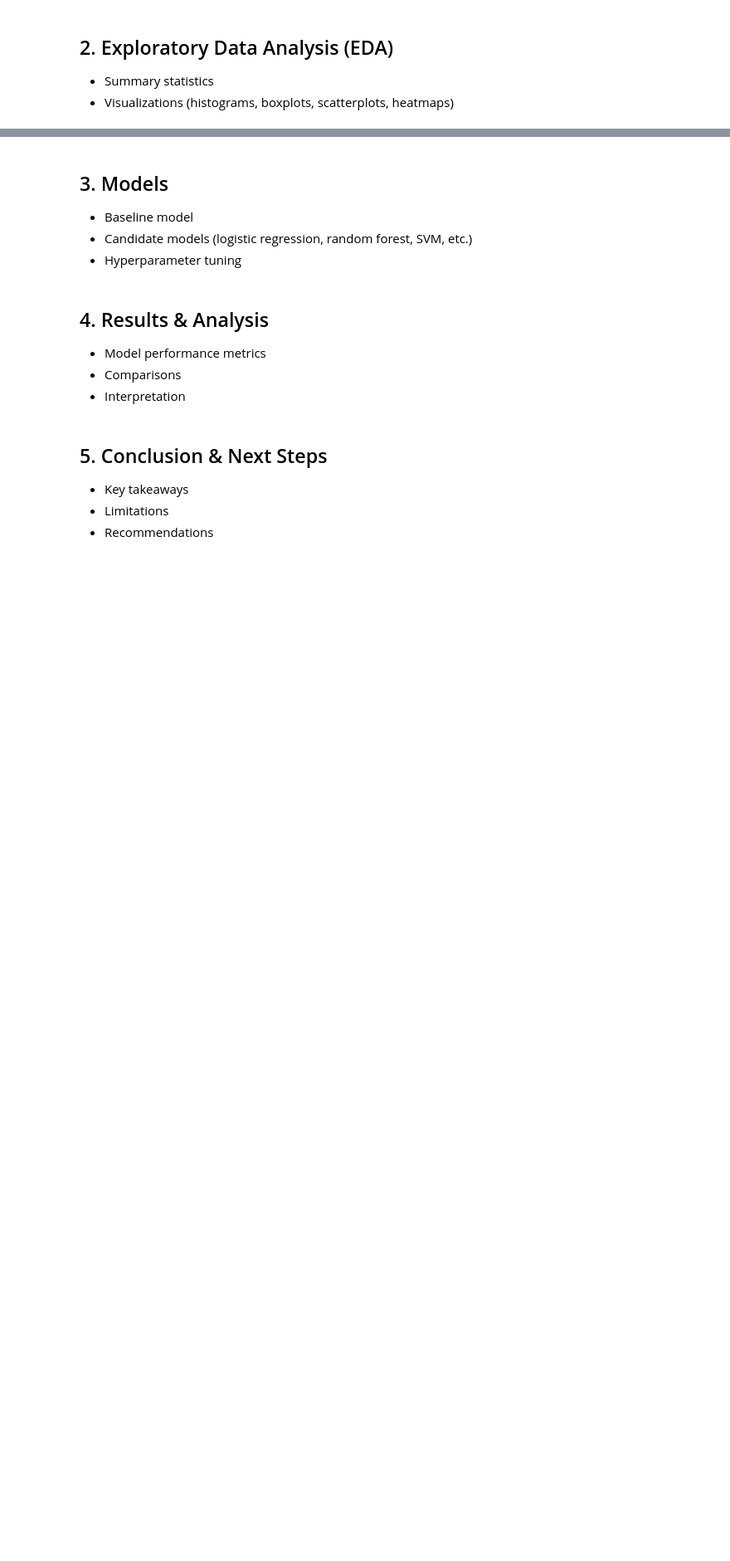
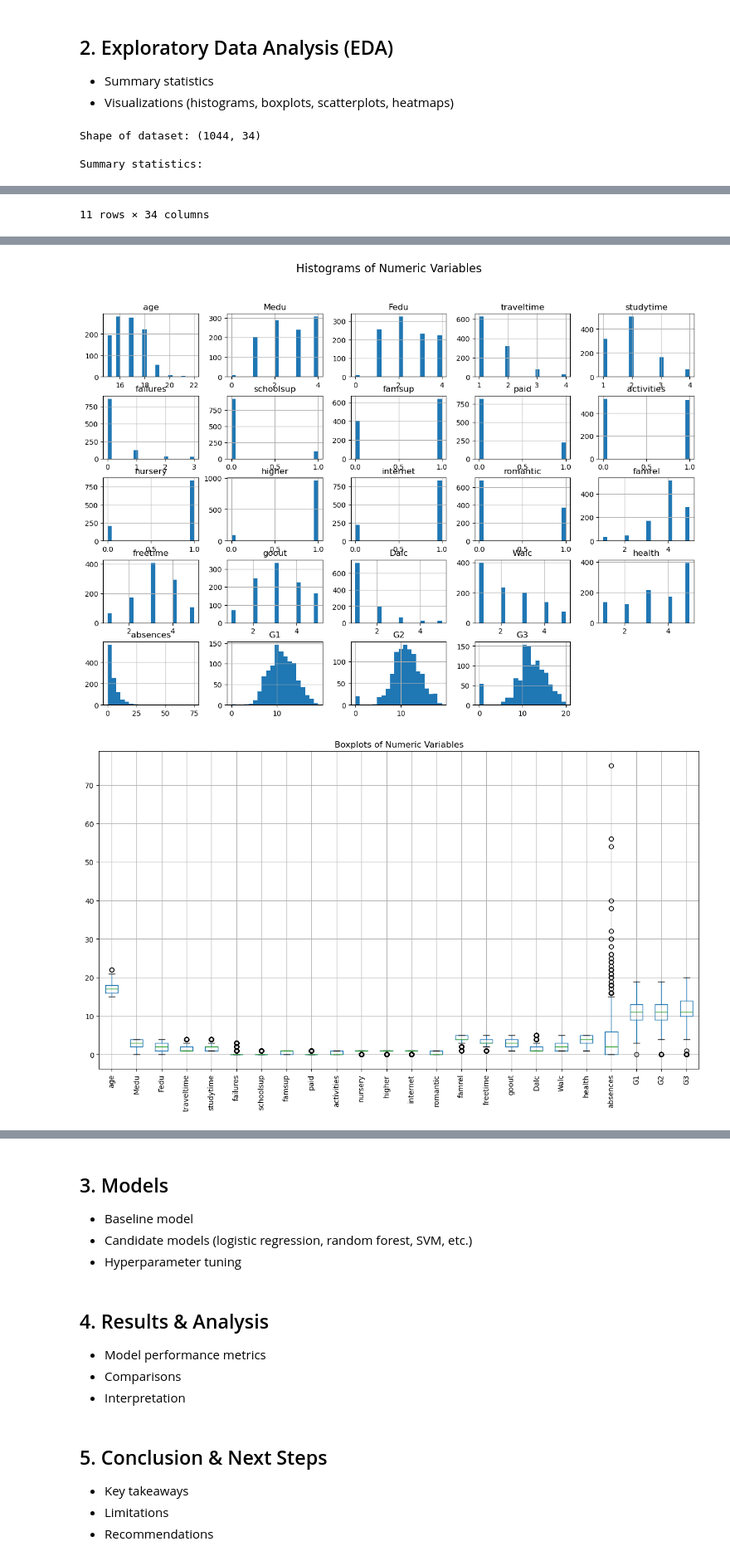
Before and after one commit to 19giss/Final-Project-Team-4-AAI500, a Jupyter notebook: project_notebook.ipynb, the cells around one changed output, grey strips where cells are left out. Shown: that part at 83% size. Drawn from its saved outputs; the diff is of its cells as text; code cells hidden in the pictures; blank space fills up the shorter version.

Commit message:
Updated EDA (descriptive stats, plots, heatmap, categorical boxplots) + added report.md draft

```diff
--- a/project_notebook.ipynb
+++ b/project_notebook.ipynb
@@ -80,3 +70,72 @@ Name: G3, dtype: float64
 ## 2. Exploratory Data Analysis (EDA)
 - Summary statistics
 - Visualizations (histograms, boxplots, scatterplots, heatmaps)
+# %%
+# THESE ARE A GENERAL EDA RUN GIVEN WE HAVE NOT YET CHOSEN A RESEARCH QUESTION.
+# MUST EDIT BASED ON OUR RESEARCH QUESTION OR USE AS A GUIDE - NOT THE ACTUAL FINAL WORK.
+
+# Load the cleaned dataset
+df = pd.read_csv("data/student_clean.csv")
+
+# --- 1. Descriptive statistics ---
+print("Shape of dataset:", df.shape)
+print("\nSummary statistics:\n")
+display(df.describe(include="all"))  # covers numeric + categorical
+
+# Check missing values again
+print("\nMissing values per column:\n")
+print(df.isnull().sum())
+
+# --- 2. Histograms for numeric variables ---
+# Only select numeric columns for histograms
+numeric_cols = df.select_dtypes(include=["int64", "float64"]).columns
+df[numeric_cols].hist(figsize=(15, 10), bins=20)
+plt.suptitle("Histograms of Numeric Variables", fontsize=16)
+plt.show()
+
+# --- 3. Boxplots (to check for outliers in numeric variables) ---
+numeric_cols = df.select_dtypes(include=["int64", "float64"]).columns
+plt.figure(figsize=(15, 8))
+df[numeric_cols].boxplot()
+plt.xticks(rotation=90)
+plt.title("Boxplots of Numeric Variables")
+plt.show()
+
+# --- 4. Correlation heatmap (only for numeric variables) ---
+plt.figure(figsize=(12, 8))
+# Only use numeric columns for correlation
+numeric_df = df.select_dtypes(include=["int64", "float64"])
+sns.heatmap(numeric_df.corr(), annot=False, cmap="coolwarm")
+plt.title("Correlation Heatmap")
+plt.show()
+
+# --- 5. Example scatterplot (G1 vs G3 grades) ---
+plt.figure(figsize=(6, 4))
+sns.scatterplot(x="G1", y="G3", data=df, alpha=0.5)
+plt.title("Scatterplot of First Period Grade vs Final Grade")
+plt.show()
+
+# --- 6. Boxplot of Final Grade (G3) by Sex
+plt.figure(figsize=(6,4))
+sns.boxplot(x="sex", y="G3", data=df)
+plt.title("Final Grade (G3) by Student Sex")
+plt.xlabel("Sex (F = Female, M = Male)")
+plt.ylabel("Final Grade (0-20)")
+plt.show()
+
+# Boxplot of Final Grade (G3) by Internet Access
+plt.figure(figsize=(6,4))
+sns.boxplot(x="internet", y="G3", data=df)
+plt.title("Final Grade (G3) by Internet Access")
+plt.xlabel("Internet Access")
+plt.ylabel("Final Grade (0-20)")
+plt.show()
+
+# --- 7. Basic summaries for categorical variables ---
+for col in df.select_dtypes(include=["object"]).columns:
+    print(f"\nValue counts for {col}:")
+    print(df[col].value_counts(normalize=True).head())
+# %% [output]
+Shape of dataset: (1044, 34)
+
+Summary statistics:
@@ -82,0 +154 @@ Name: G3, dtype: float64
+11 rows × 34 columns
@@ -82,0 +172,2 @@ Name: G3, dtype: float64
+[figure, added]
+[figure, added]
```
Also changed, not shown: parts of 6 cells of this notebook, 1 other file.
